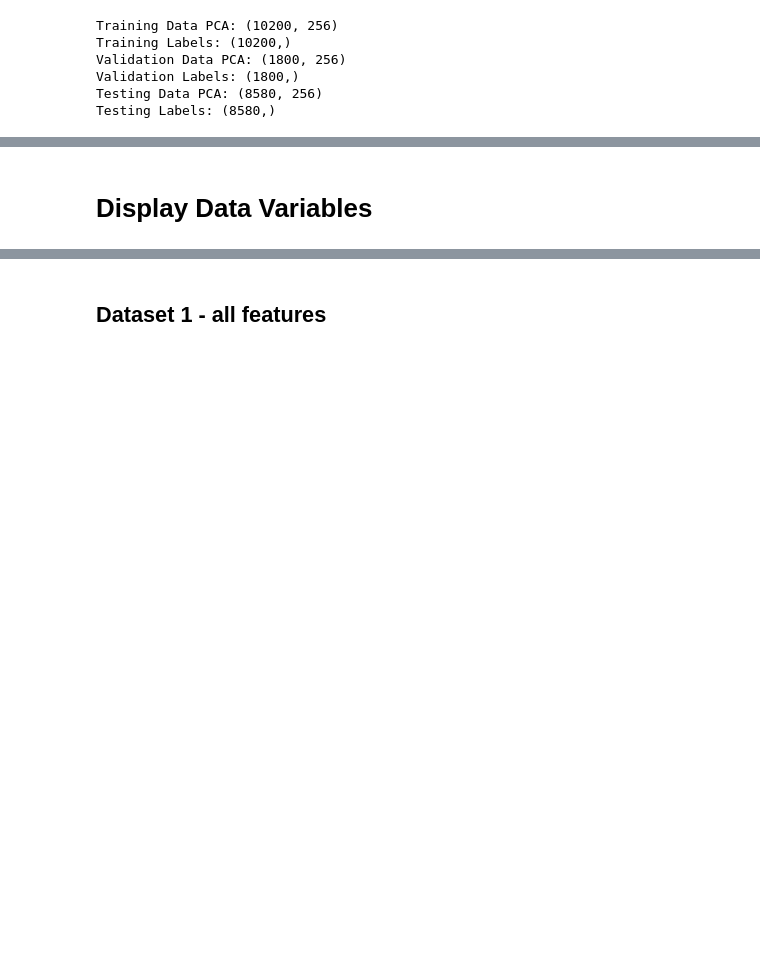
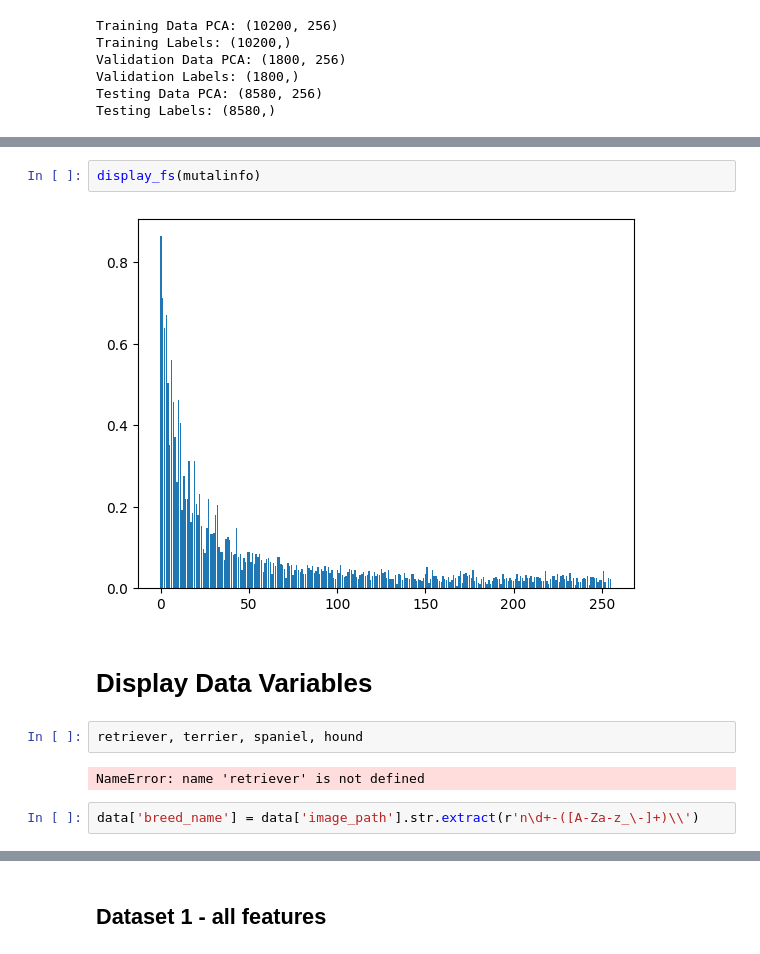
Before and after one commit to realtomkwok/info911-project, a Jupyter notebook: mlp.ipynb, the cells around one changed output, grey strips where cells are left out. Cells and saved outputs as stored; diff of their text form; blank space fills up the shorter version.

```diff
--- a/mlp.ipynb
+++ b/mlp.ipynb
@@ -236,2 +277,12 @@ Testing Labels: (8580,)
+# %%
+display_fs(mutalinfo)
+# %% [output]
+[figure, added]
 # %% [markdown]
 # **Display Data Variables**
+# %%
+retriever, terrier, spaniel, hound
+# %% [output]
+NameError: name 'retriever' is not defined
+# %%
+data['breed_name'] = data['image_path'].str.extract(r'n\d+-([A-Za-z_\-]+)\\')
```
Also changed, not shown: parts of 24 cells of this notebook, 12 other files.
